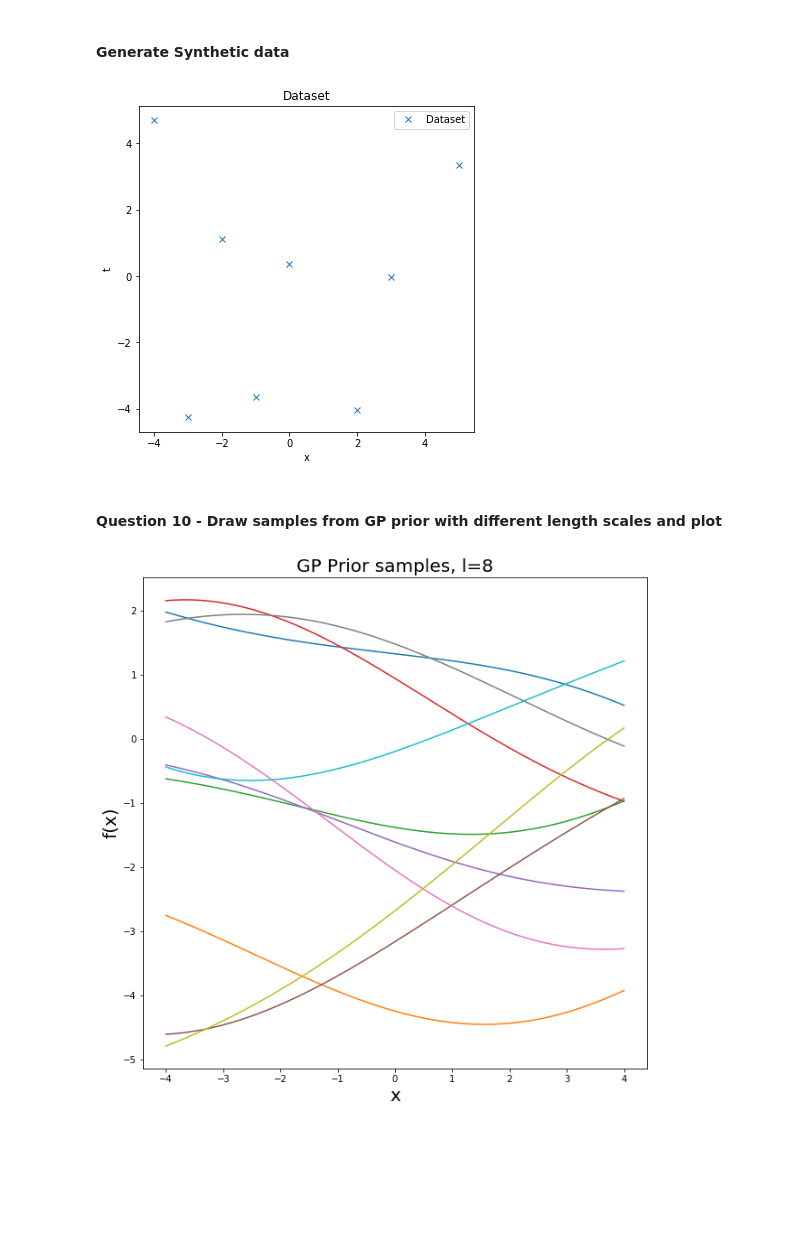
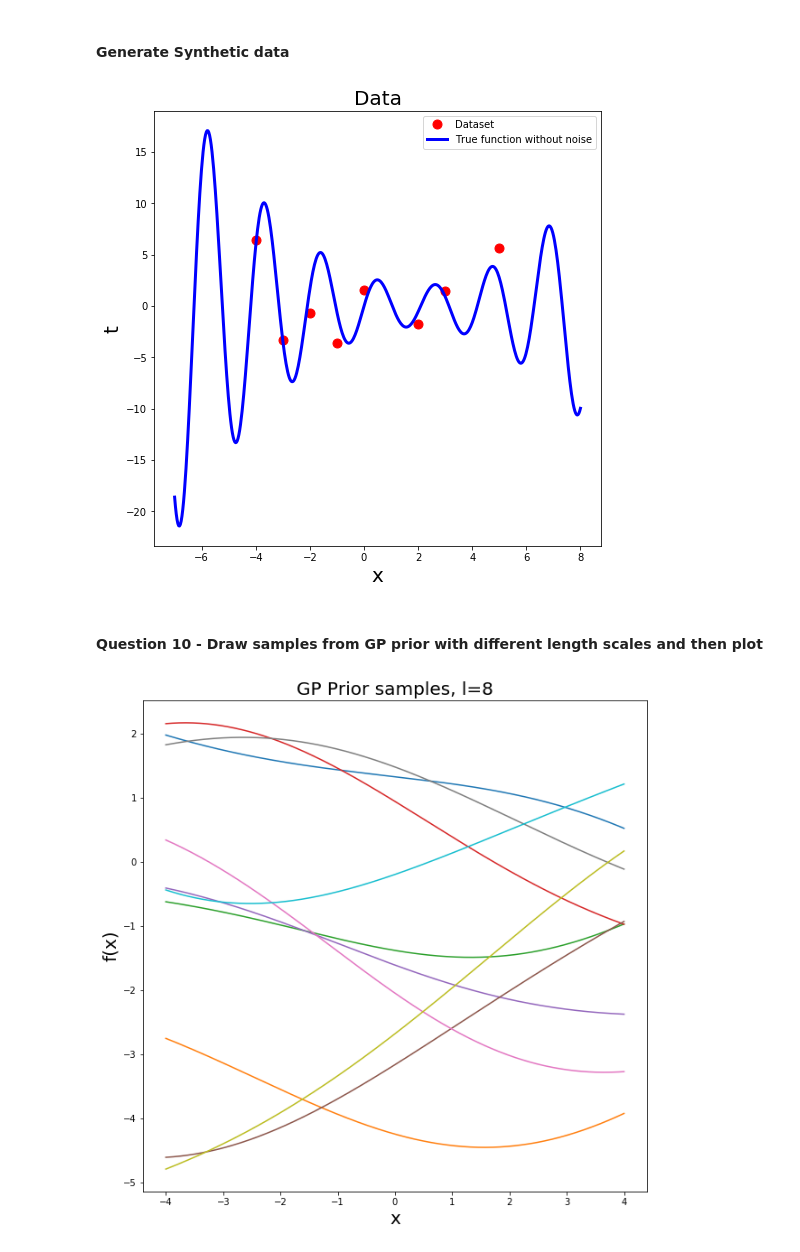
Before and after one commit to hkindbom/DD2434-Machine-Learning-Advanced, a Jupyter notebook: Assignment 1.ipynb, the cells around one changed output. Saved outputs shown, nothing was run; the diff lists cells and outputs as text; code cells hidden in the pictures; blank space fills up the shorter version.

```diff
--- a/Assignment 1.ipynb
+++ b/Assignment 1.ipynb
@@ -189,26 +189,29 @@ plotFunction(Z_vec2, 5)
 # %% [markdown]
 #### Generate Synthetic data
 # %%
-np.random.seed(1337)
-N2 = 8 # number of samples
+np.random.seed(1338)
 eps_mu2 = 0
 eps_sigma2 = 3**0.5
 
 X_Dat2 = np.array([-4, -3, -2, -1, 0, 2, 3, 5])
-eps2 = np.random.normal(eps_mu2, eps_sigma2, N2)
+eps2 = np.random.normal(eps_mu2, eps_sigma2, X_Dat2.size)
 T_Dat2 = (2 + np.square(0.5*X_Dat2 - 1))*np.sin(3*X_Dat2) + eps2
+
+X_range = np.linspace(-7.0,8.0, num=500)
+T_true = (2 + np.square(0.5*X_range - 1))*np.sin(3*X_range)
 # %%
 #Visualize dataset
-plt.figure(figsize=(6, 6))
-plt.plot(X_Dat2, T_Dat2, 'x',label = "Dataset")
+plt.figure(figsize=(8, 8))
+plt.plot(X_Dat2, T_Dat2, 'r.',label = "Dataset", ms=18.0)
+plt.plot(X_range, T_true, 'b-',label = "True function without noise",linewidth=3)
 
 plt.legend(loc="upper right")
-plt.title("Dataset")
-plt.ylabel('t')
-plt.xlabel('x')
+plt.title("Data", fontsize=20)
+plt.ylabel('t', fontsize=20)
+plt.xlabel('x', fontsize=20)
 plt.show()
 # %% [output]
-[figure, old version]
+[figure, new version]
 # %%
 #Squared exponential kernel
 def SE_kernel(x1, x2, l):
@@ -227,5 +230,5 @@ def GP_Prior(nr_pts, nr_samples, l, X_GP):
 # %% [markdown]
-#### Question 10 - Draw samples from GP prior with different length scales and plot
+#### Question 10 - Draw samples from GP prior with different length scales and then plot
 # %%
 nr_pts = 1000 #nr of x in the stochastic process
 X_GP = np.linspace(-4.0,4.0, num=nr_pts)
```
Also changed, not shown: parts of 5 cells of this notebook.
